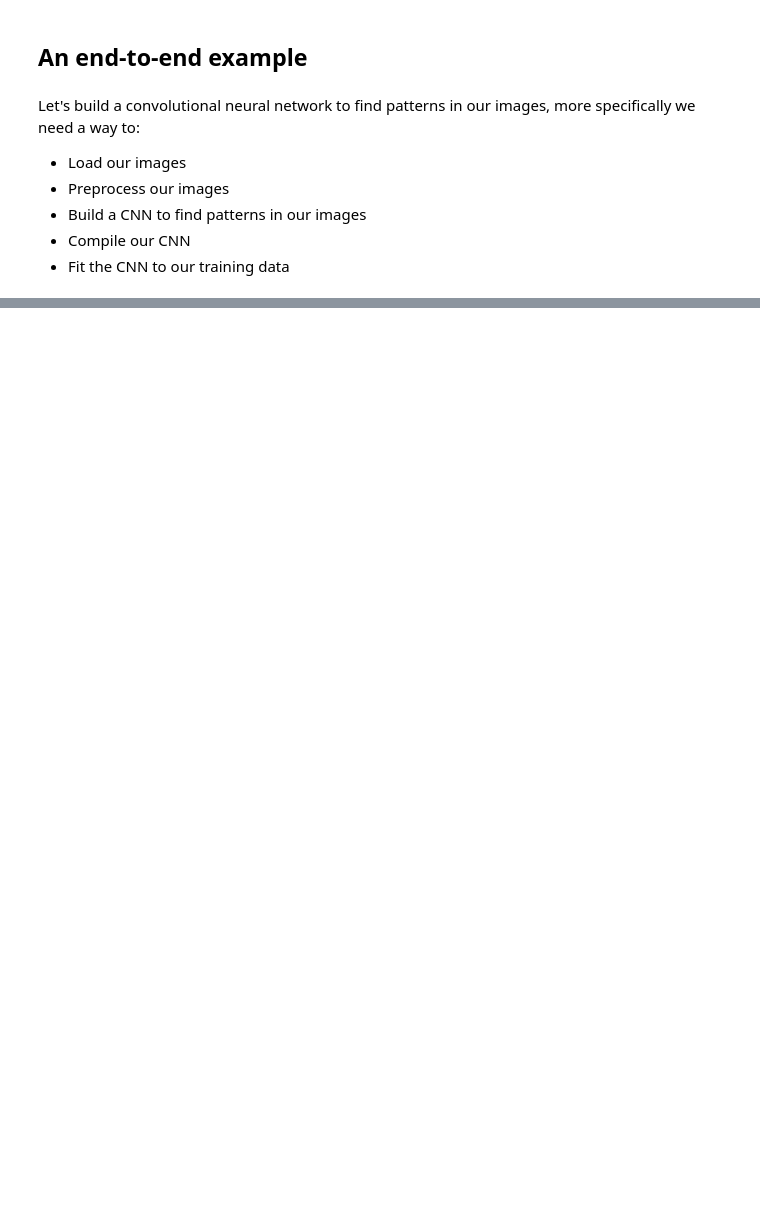
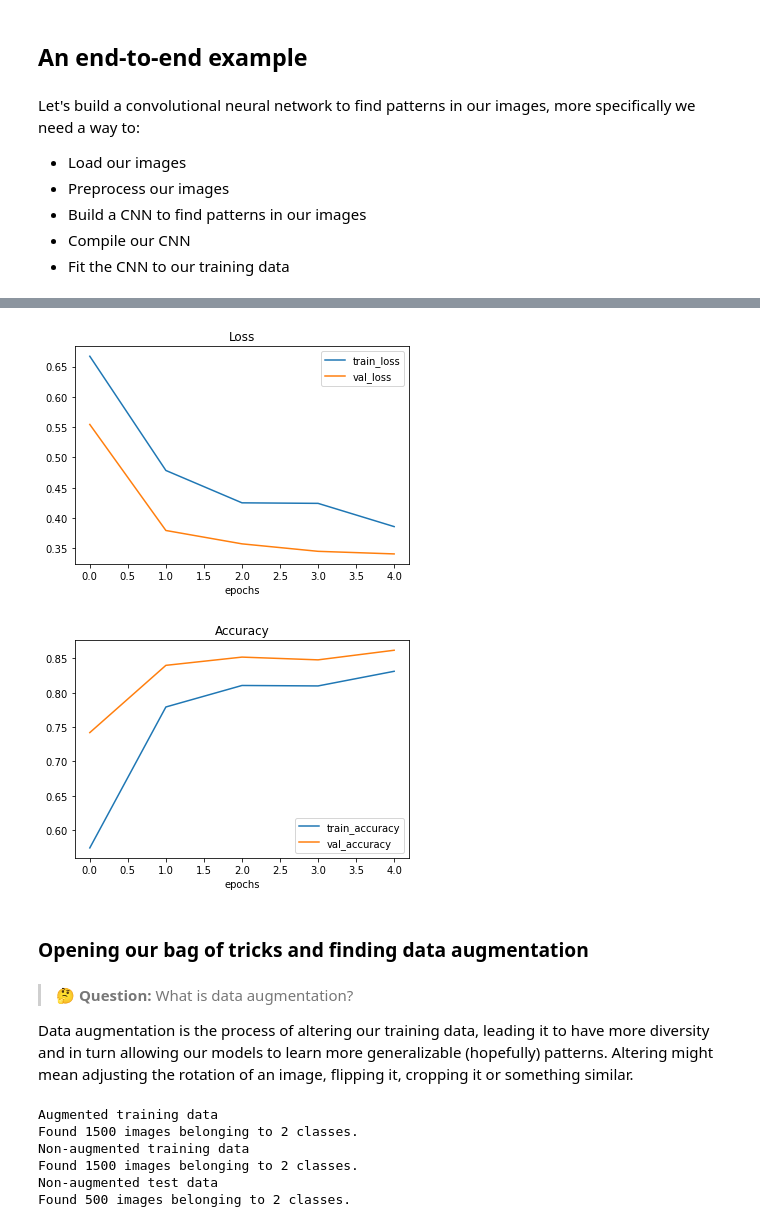
Before and after one commit to denishartl/introduction-to-tensorflow, a Jupyter notebook: 03_introduction_to_computer_vision_with_tensorflow.ipynb, the cells around one changed output, grey strips where cells are left out. Saved outputs shown, nothing was run; the diff lists cells and outputs as text; code cells hidden in the pictures; blank space fills up the shorter version.

```diff
--- a/03_introduction_to_computer_vision_with_tensorflow.ipynb
+++ b/03_introduction_to_computer_vision_with_tensorflow.ipynb
@@ -227,0 +662,23 @@ Epoch 5/5
+# %%
+# Create the model (this is going to be our new baseline)
+model_5 = Sequential()
+model_5.add(Conv2D(10, 3, activation="relu", input_shape=(224, 224, 3)))
+model_5.add(MaxPool2D(pool_size=2))
+model_5.add(Conv2D(10, 3, activation="relu"))
+model_5.add(MaxPool2D())
+model_5.add(Conv2D(10, 3, activation="relu"))
+model_5.add(MaxPool2D())
+model_5.add(Flatten())
+model_5.add(Dense(1, activation="sigmoid"))
+# %%
+# Compile the model
+model_5.compile(loss=BinaryCrossentropy(),
+                optimizer=Adam(),
+                metrics=["accuracy"])
+# %%
+# Fit the model
+history_5 = model_5.fit(train_data,
+                        epochs=5,
+                        steps_per_epoch=len(train_data),
+                        validation_data=test_data,
+                        validation_steps=len(test_data))
@@ -227,0 +719,8 @@ Epoch 5/5
+# %%
+# Plot loss curves
+plot_loss_curves(history_5)
+# %% [output]
+[figure, added]
+[figure, added]
+# %% [markdown]
+### Opening our bag of tricks and finding data augmentation
@@ -227,0 +742,35 @@ Epoch 5/5
+# %% [markdown]
+> 🤔 **Question:** What is data augmentation?
+
+Data augmentation is the process of altering our training data, leading it to have more diversity and in turn allowing our models to learn more generalizable (hopefully) patterns.
+Altering might mean adjusting the rotation of an image, flipping it, cropping it or something similar.
+# %%
+# Import data and augment it from training directory
+print("Augmented training data")
+train_data_augmented = train_datagen_augmented.flow_from_directory(train_dir,
+                                                                   target_size=(224, 224),
+                                                                   batch_size=32,
+                                                                   class_mode="binary",
+                                                                   shuffle=False) # For demonstration purposes only
+
+# Create non-augmented train data batches
+print("Non-augmented training data")
+train_data = train_datagen.flow_from_directory(train_dir,
+                                               target_size=(224, 224),
+                                               batch_size=32,
+                                               class_mode="binary",
+                                               shuffle=False)
+
+# Create non-augmented test data batches
+print("Non-augmented test data")
+test_data = test_datagen.flow_from_directory(test_dir,
+                                             target_size=(224, 224),
+                                             batch_size=32,
+                                             class_mode="binary")
+# %% [output]
+Augmented training data
+Found 1500 images belonging to 2 classes.
+Non-augmented training data
+Found 1500 images belonging to 2 classes.
+Non-augmented test data
+Found 500 images belonging to 2 classes.
```
Also changed, not shown: parts of 55 cells of this notebook.
